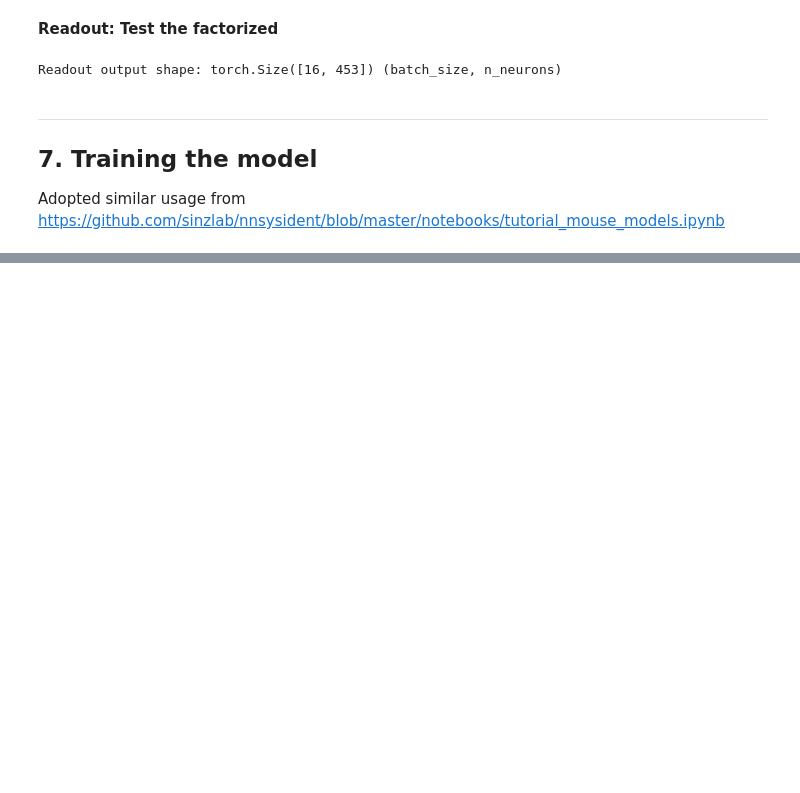
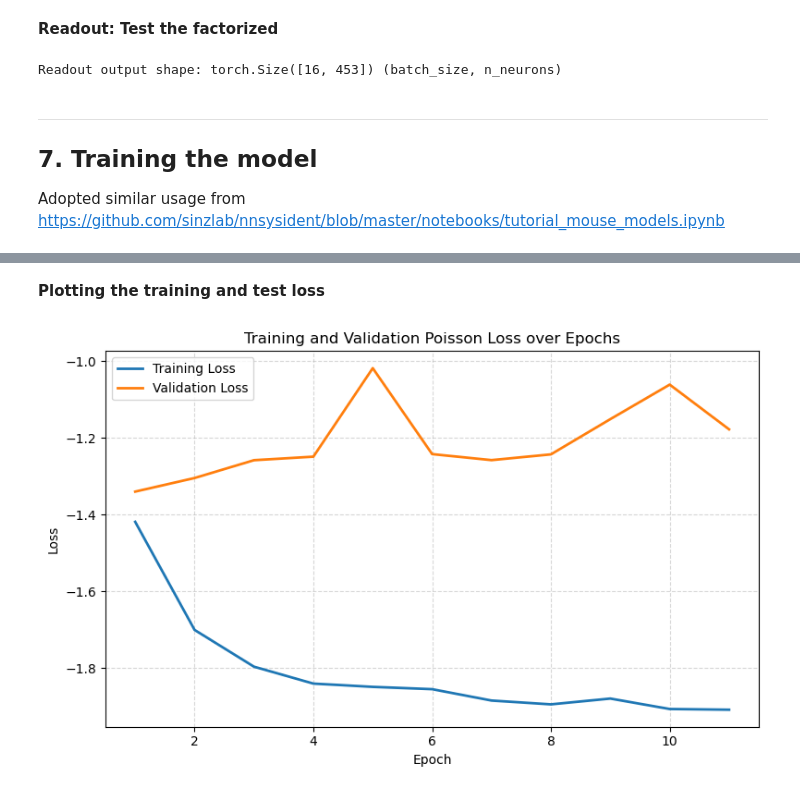
Before and after one commit to ahmedtarek-/neuropixel-predictor, a Jupyter notebook: notebooks/intro_2d_cnn.ipynb, the cells around one changed output, grey strips where cells are left out. Cells and saved outputs as stored; diff of their text form; code cells hidden in the pictures; blank space fills up the shorter version.

```diff
--- a/notebooks/intro_2d_cnn.ipynb
+++ b/notebooks/intro_2d_cnn.ipynb
@@ -369,7 +384,7 @@ from neuropixel_predictor.training.trainers import simplified_trainer
 from neuropixel_predictor.layers.encoders import GeneralizedEncoderBase
 import torch.nn as nn
 
-poisson_loss = nn.PoissonNLLLoss()
+poisson_loss = nn.PoissonNLLLoss(log_input=False)
 device = 'mps'
 
 # trainer_config_base = {"track_training": True,
@@ -378,16 +393,17 @@ device = 'mps'
 # %%
 model = GeneralizedEncoderBase(
     core,
-    factorized_readout
+    factorized_readout,
+    elu=True
 )
 # %%
 trained_model, training_history = simplified_trainer(
     model=model,
     train_loader=train_dataloader,
-    val_loader=train_dataloader,
+    val_loader=test_dataloader,
     loss_fn=poisson_loss,
     device=device,
-    max_epochs=10,
-    patience=10
+    max_epochs=50,
+    patience=10 # For the early stopping
 )
 # %% [output]
@@ -403,0 +585,27 @@ Epoch 10: Train Loss: 452306.5344, Val Loss: -1.6222
+# %% [markdown]
+**Plotting the training and test loss**
+# %%
+import matplotlib.pyplot as plt
+
+def plot_training_history(history):
+    """
+    Plots the training and validation loss curves over epochs.
+    Expects history = {'train_loss': [...], 'val_loss': [...]}.
+    """
+    epochs = range(1, len(history['train_loss']) + 1)
+
+    plt.figure(figsize=(8, 5))
+    plt.plot(epochs, history['train_loss'], label='Training Loss', linewidth=2)
+    plt.plot(epochs, history['val_loss'], label='Validation Loss', linewidth=2)
+
+    plt.title('Training and Validation Poisson Loss over Epochs')
+    plt.xlabel('Epoch')
+    plt.ylabel('Loss')
+    plt.legend()
+    plt.grid(True, linestyle='--', alpha=0.5)
+    plt.tight_layout()
+    plt.show()
+# %%
+plot_training_history(training_history)
+# %% [output]
+[figure, added]
```
Also changed, not shown: parts of 10 cells of this notebook, 2 other files.
